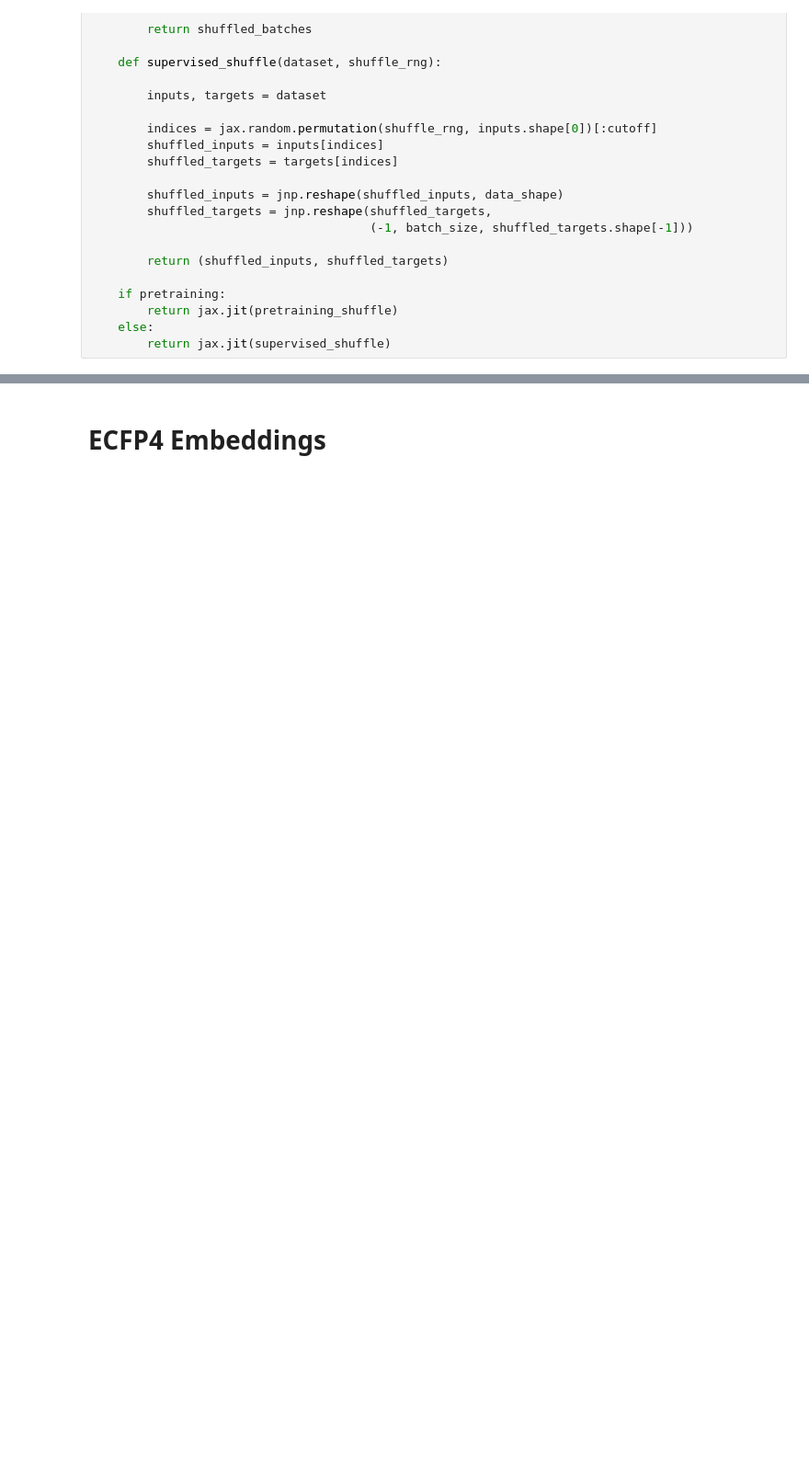
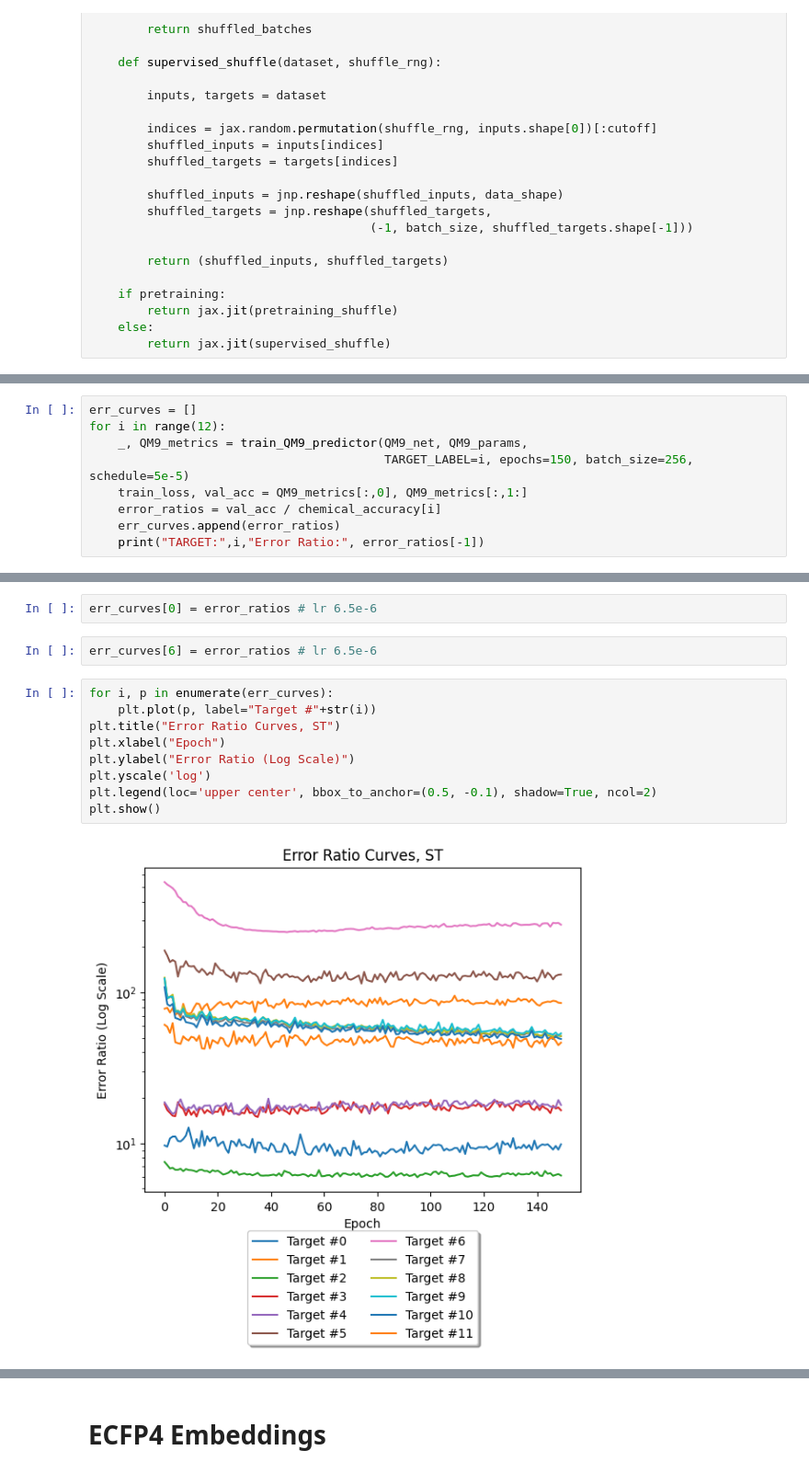
Before and after one commit to kmheckel/MPNN_QC, a Jupyter notebook: ST/st.ipynb, the cells around one changed output, grey strips where cells are left out. Shown: that part at 92% size. Drawn from its saved outputs; the diff is of its cells as text; blank space fills up the shorter version.

```diff
--- a/ST/st.ipynb
+++ b/ST/st.ipynb
@@ -611,0 +813,9 @@ plt.show()
+# %%
+err_curves = []
+for i in range(12):
+    _, QM9_metrics = train_QM9_predictor(QM9_net, QM9_params,
+                                         TARGET_LABEL=i, epochs=150, batch_size=256, schedule=5e-5)
+    train_loss, val_acc = QM9_metrics[:,0], QM9_metrics[:,1:]
+    error_ratios = val_acc / chemical_accuracy[i]
+    err_curves.append(error_ratios)
+    print("TARGET:",i,"Error Ratio:", error_ratios[-1])
@@ -611,0 +835,15 @@ plt.show()
+# %%
+err_curves[0] = error_ratios # lr 6.5e-6
+# %%
+err_curves[6] = error_ratios # lr 6.5e-6
+# %%
+for i, p in enumerate(err_curves):
+    plt.plot(p, label="Target #"+str(i))
+plt.title("Error Ratio Curves, ST")
+plt.xlabel("Epoch")
+plt.ylabel("Error Ratio (Log Scale)")
+plt.yscale('log')
+plt.legend(loc='upper center', bbox_to_anchor=(0.5, -0.1), shadow=True, ncol=2)
+plt.show()
+# %% [output]
+[figure, added]
```
Also changed, not shown: parts of 93 cells of this notebook, 5 other files.
